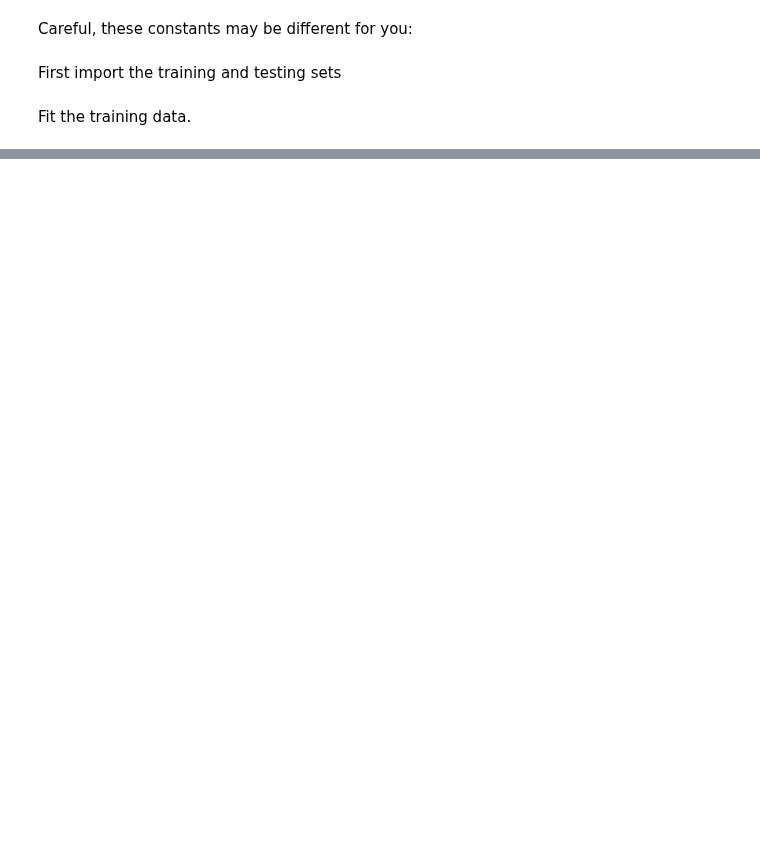
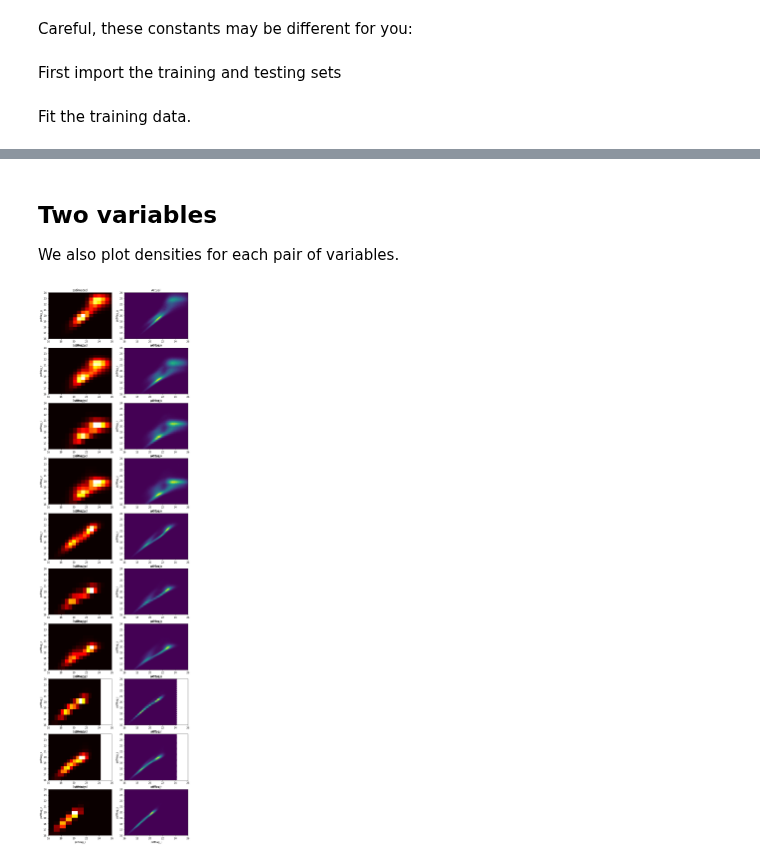
Before and after one commit to chengsoonong/mclass-sky, a Jupyter notebook: projects/jakub/kernel_density/kde.ipynb, the cells around one changed output, grey strips where cells are left out. Drawn from its saved outputs; the diff is of its cells as text; code cells hidden in the pictures; blank space fills up the shorter version.

```diff
--- a/projects/jakub/kernel_density/kde.ipynb
+++ b/projects/jakub/kernel_density/kde.ipynb
@@ -10,6 +11,8 @@ import pandas as pd
 import sklearn.neighbors
 
 %matplotlib inline
+# %%
+PSF_COLS = ('psfMag_u', 'psfMag_g', 'psfMag_r', 'psfMag_i', 'psfMag_z')
 # %% [markdown]
 First import the training and testing sets
 # %%
@@ -130,0 +83,17 @@ plot_density_by_band()
+# %%
+def evaluate_density_at_sample_points(estimator, sample_points):
+    dims = sample_points.shape[0]
+    samples_per_axis = sample_points.shape[1]
+    assert sample_points.shape[1:] == (samples_per_axis,) * dims
+
+    sample_points = np.reshape(sample_points, (dims, samples_per_axis ** dims))
+    densities = estimator.score_samples(sample_points.T)
+    densities = np.reshape(densities, (samples_per_axis,) * dims)
+
+    # Convert from log densities
+    densities = np.exp(densities)
+
+    return densities
+
+
+grid_densities = evaluate_density_at_sample_points(kde, grid)
@@ -130,0 +148,53 @@ plot_density_by_band()
+# %% [markdown]
+## Two variables
+We also plot densities for each pair of variables.
+# %%
+def plot_against_two_variables(train_X, sample_points, densities,
+                               bands=PSF_COLS,
+                               bins=1000):
+    dims = len(bands)
+    assert train_X.shape[1] == sample_points.shape[0] == dims
+    assert sample_points.shape[1:] == densities.shape
+
+
+    mins = sample_points[(slice(None),) + (0,) * dims]
+    maxs = sample_points[(slice(None),) + (-1,) * dims]
+    plt.figure(figsize=(10, 40))
+    upto = 1
+    for i in range(dims):
+        for j in range(i + 1, dims):
+            plt.subplot((dims ** 2 - dims) // 2, 2, upto)
+            upto += 1
+            z_sum_axes = tuple(a for a in range(dims) if a != i and a != j) # Sum over all dimensions except i.
+            z = np.sum(densities, axis=z_sum_axes)
+
+            extent = [mins[i], maxs[i], mins[j], maxs[j]]
+#             plt.axis(extent)
+
+            plt.imshow(z.T,
+                       cmap='hot',
+                       interpolation='nearest',
+                       extent=extent,
+                       aspect='auto',
+                       origin='lower')
+
+            plt.xlabel(bands[i])
+            plt.ylabel(bands[j])
+            plt.title('Estimated')
+            plt.xlim((16, 26))
+            plt.ylim((16, 24))
+
+            plt.subplot((dims ** 2 - dims) // 2, 2, upto)
+            upto += 1
+            plt.hexbin(train_X[:,i], train_X[:,j], gridsize=100)
+
+            plt.xlabel(bands[i])
+            plt.ylabel(bands[j])
+            plt.title('Actual')
+            plt.xlim((16, 26))
+            plt.ylim((16, 24))
+
+
+plot_against_two_variables(data, grid, grid_densities)
+# %% [output]
+[figure, added]
```
Also changed, not shown: parts of 16 cells of this notebook.
